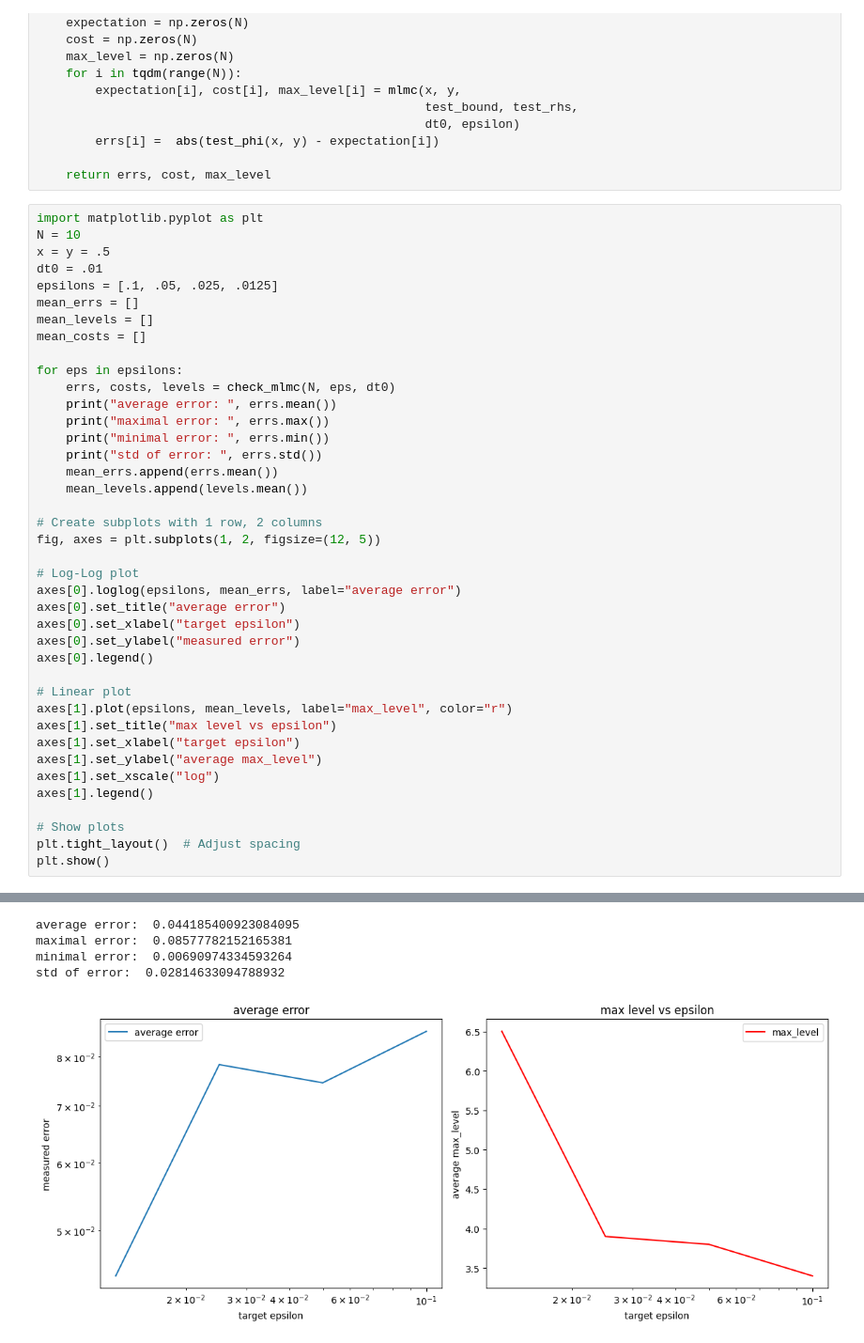
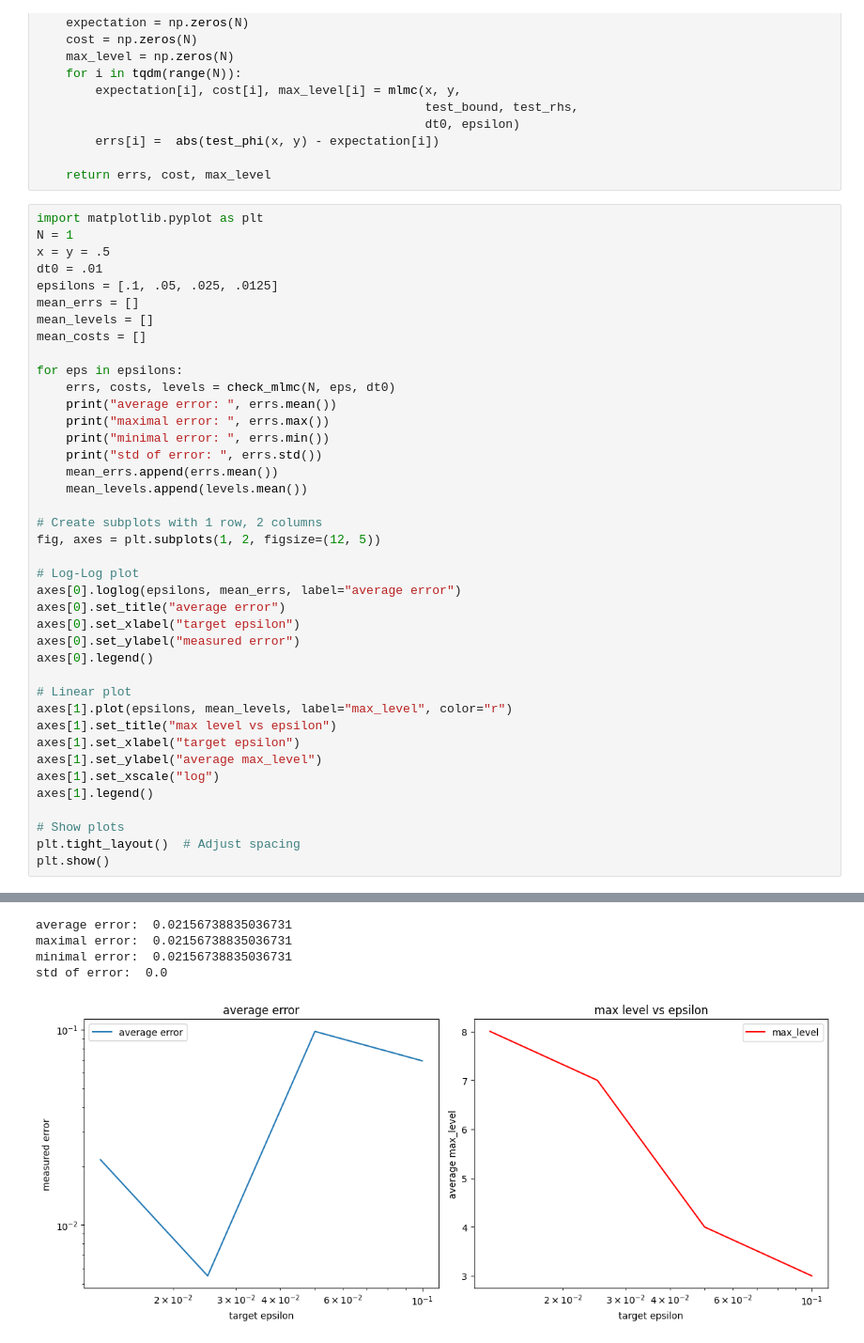
Before and after one commit to casparschucan/feynman-kac-python, a Jupyter notebook: src/experiments.ipynb, the cells around one changed output, grey strips where cells are left out. Shown at 94% size. Saved outputs shown, nothing was run; the diff lists cells and outputs as text.

```diff
--- a/src/experiments.ipynb
+++ b/src/experiments.ipynb
@@ -37,7 +37,7 @@ def check_mlmc(N, epsilon, dt0, x=.5, y=.5):
     return errs, cost, max_level
 # %%
 import matplotlib.pyplot as plt
-N = 10
+N = 1
 x = y = .5
 dt0 = .01
 epsilons = [.1, .05, .025, .0125]
@@ -91,5 +91,5 @@ std of error:  0.03102047275360307
-average error:  0.044185400923084095
-maximal error:  0.08577782152165381
-minimal error:  0.00690974334593264
-std of error:  0.02814633094788932
+average error:  0.02156738835036731
+maximal error:  0.02156738835036731
+minimal error:  0.02156738835036731
+std of error:  0.0
-[figure, old version]
+[figure, new version]
```
Also changed, not shown: parts of 3 cells of this notebook.
